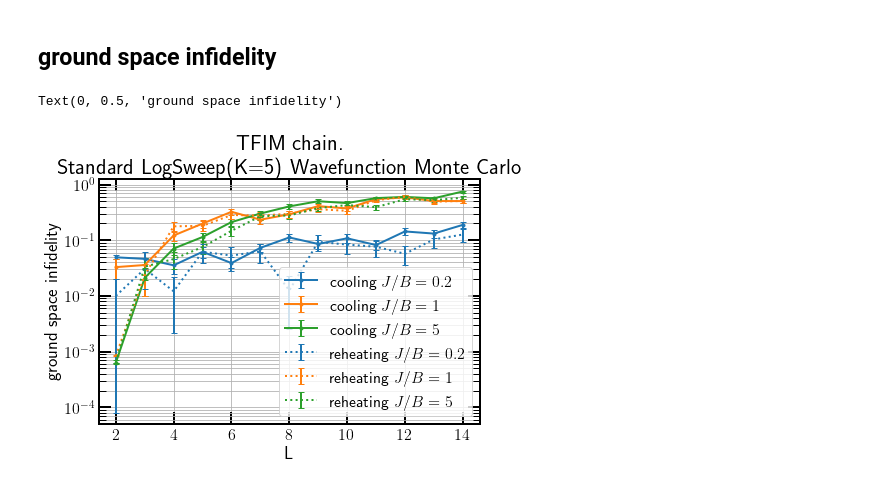
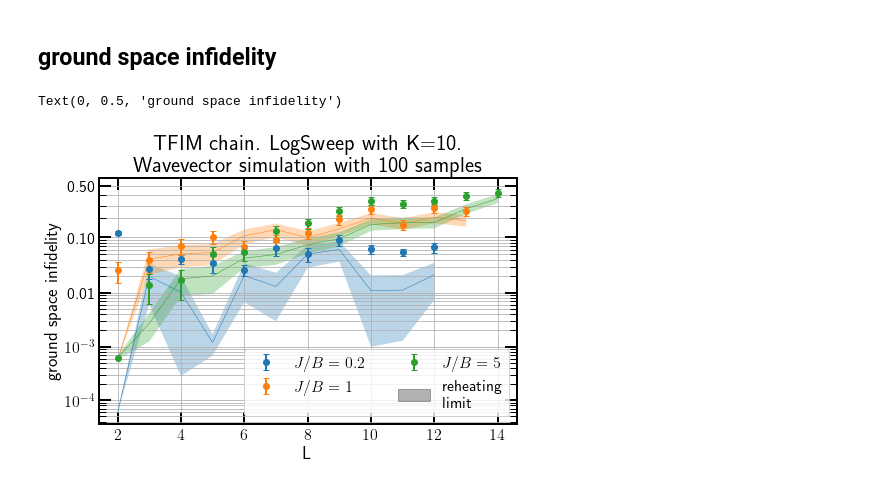
Before and after one commit to aQaLeiden/QuantumDigitalCooling, a Jupyter notebook: data-analysis/TFIM-chain-logsweep-WF.ipynb, the cells around one changed output. Cells and saved outputs as stored; diff of their text form; code cells hidden in the pictures.

```diff
--- a/data-analysis/TFIM-chain-logsweep-WF.ipynb
+++ b/data-analysis/TFIM-chain-logsweep-WF.ipynb
@@ -129,7 +129,8 @@ for JvB in [.2, 1, 5]:
                      ) for d in cooling_data
                        if d['K'] == K and np.isclose(d['J']/d['B'], JvB))
     L_l, avgs, stds = zip(*sorted(data_iterator))
-    plt.errorbar(L_l, avgs, yerr=stds, label=f'cooling $J/B={JvB}$')
+    plt.errorbar(np.array(L_l)-0.1, avgs, yerr=stds,
+                 fmt='o', label=f'cooling $J/B={JvB}$')
 
 # reheating
 plt.gca().set_prop_cycle(None)
@@ -152,7 +153,8 @@ for JvB in [.2, 1, 5]:
                      ) for d in iterative_data
                        if d['K'] == K and np.isclose(d['J']/d['B'], JvB))
     L_l, avgs, stds = zip(*sorted(data_iterator))
-    plt.errorbar(L_l, avgs, yerr=stds, fmt='--', label=f'iterative $J/B={JvB}$')
+    plt.errorbar(np.array(L_l)+0.1, avgs, yerr=stds,
+                 fmt='x', label=f'cooling $J/B={JvB}$')
 
 plt.legend(bbox_to_anchor=(1, .5), loc='center left')
 plt.xlabel('L')
@@ -379,34 +393,48 @@ Text(0, 0.5, 'energy')
 # %% [markdown]
 ## ground space infidelity
 # %%
-K=5
-plt.title(f'TFIM chain.\nStandard LogSweep(K={K}) Wavefunction Monte Carlo')
+K=10
+plt.title(f'TFIM chain. LogSweep with K={K}.\n'
+          'Wavevector simulation with 100 samples')
+alpha = 0.3
+JvBlist = [.2, 1, 5]
 
 # cooling
-for JvB in [.2, 1, 5]:
+for JvB in JvBlist:
     data_iterator = ((d['L'],
                       d['gsf_avg'],
                       d['gsf_std']/np.sqrt(len(d['gsf_samples']))
                      ) for d in cooling_data
                        if d['K'] == K and np.isclose(d['J']/d['B'], JvB))
     L_l, avgs, stds = zip(*sorted(data_iterator))
-    plt.errorbar(L_l, 1-np.array(avgs), yerr=stds, label=f'cooling $J/B={JvB}$')
+    plt.errorbar(L_l, 1-np.array(avgs), yerr=stds,
+                 fmt='o', label=f'cooling $J/B={JvB}$')
 
 # reheating
 plt.gca().set_prop_cycle(None)
-for JvB in [.2, 1, 5]:
+for JvB in JvBlist:
     data_iterator = ((d['L'],
                       d['gsf_avg'],
                       d['gsf_std']/np.sqrt(len(d['gsf_samples']))
                      ) for d in reheating_data
                        if d['K'] == K and np.isclose(d['J']/d['B'], JvB))
     L_l, avgs, stds = zip(*sorted(data_iterator))
-    plt.errorbar(L_l, 1-np.array(avgs), yerr=stds, fmt=':', label=f'reheating $J/B={JvB}$')
 
-plt.legend()
-plt.yscale('log')
+    plt.fill_between(L_l, 1-np.array(avgs)-stds, 1-np.array(avgs)+stds,
+                     alpha=alpha, label = f'reheating $J/B={JvB}$')
+
+    plt.plot(L_l, 1-np.array(avgs), '-', lw=0.5)
+
+h, l = plt.gca().get_legend_handles_labels()
+plt.legend(h[3:] + [plt.Polygon([(0,0), (1,1)], color='black', alpha = alpha)],
+           [f'$J/B = {JvB}$' for JvB in JvBlist] + ['reheating\nlimit'],
+           ncol=2)
+
+plt.yscale('logit')
+plt.gca().yaxis.set_minor_formatter(plt.NullFormatter())
+
 plt.xlabel('L')
 plt.ylabel('ground space infidelity')
 # %% [output]
 Text(0, 0.5, 'ground space infidelity')
-[figure, old version]
+[figure, new version]
```
Also changed, not shown: parts of 2 cells of this notebook, 18 other files.
